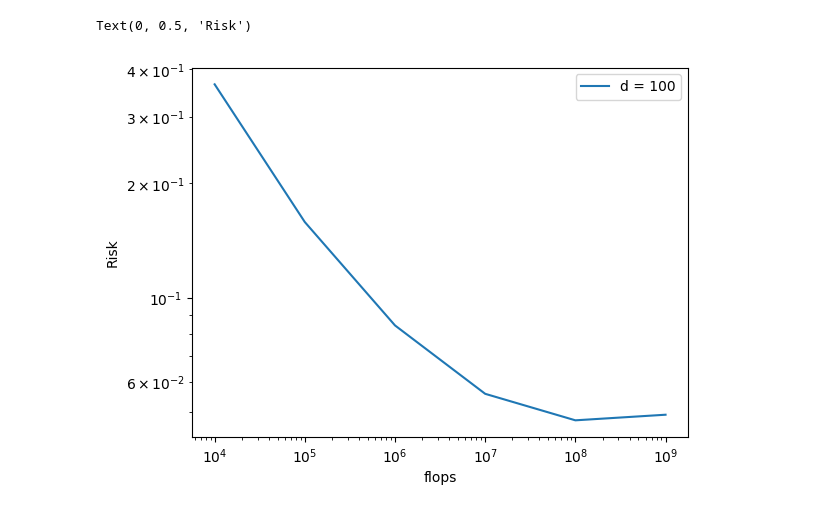
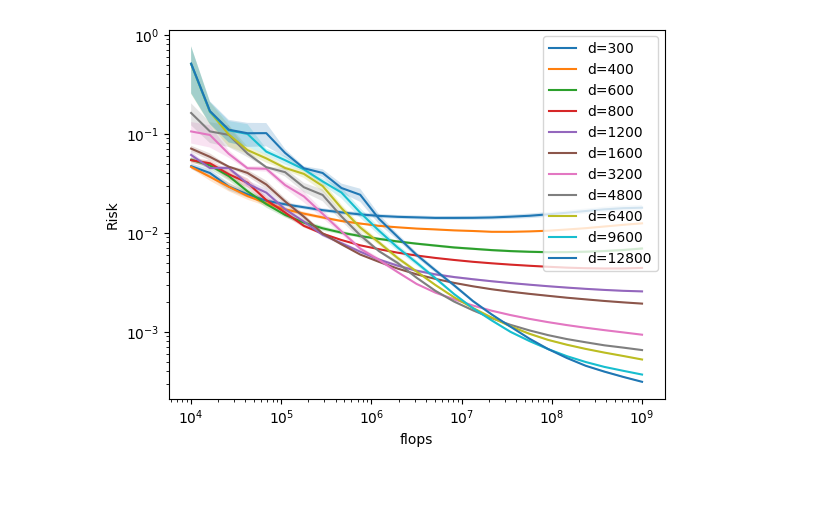
Before and after one commit to kctsiolis/scaling_law_phases, a Jupyter notebook: sgd_results.ipynb, the cells around one changed output. Saved outputs shown, nothing was run; the diff lists cells and outputs as text; code cells hidden in the pictures; blank space fills up the shorter version.

Commit message:
Fixed SGD simulations, replicating figures from Paquette et al.

```diff
--- a/sgd_results.ipynb
+++ b/sgd_results.ipynb
@@ -8,17 +5,32 @@ file = 'results/risks_alpha=0.75,beta=0.25,v=1000,d=100,gamma=0.1,B=1,Cmin=4,Cma
-# %%
-Cmin = int(re.search(r'\d+',re.search(r'Cmin=\d+',file).group(0)).group(0))
-Cmax = int(re.search(r'\d+',re.search(r'Cmax=\d+',file).group(0)).group(0))
-mesh_size = int(re.search(r'\d+',re.search(r'mesh_size=\d+',file).group(0)).group(0))
-d = int(re.search(r'\d+',re.search(r'd=\d+',file).group(0)).group(0))
-risks = np.load(file)
+# %%
+alpha = 0.5
+beta = 0.7
+v = 14080
+tau = 1.0
+Cmin = 4
+Cmax = 9
+mesh_size = 25
+num_sims = 4
+risks_mean_dict = {}
+risks_std_dict = {}
+for d in [300,400,600,800,1200,1600,3200,4800,6400,9600,12800]:
+    mean_file = 'results/risks_mean_alpha={},beta={},tau={},v={},d={},gamma=0.1,B=1,Cmin={},Cmax={},mesh_size={},num_sims={}.npy'.format(
+        alpha,beta,tau,v,d,Cmin,Cmax,mesh_size,num_sims)
+    std_file = 'results/risks_std_alpha={},beta={},tau={},v={},d={},gamma=0.1,B=1,Cmin={},Cmax={},mesh_size={},num_sims={}.npy'.format(
+        alpha,beta,tau,v,d,Cmin,Cmax,mesh_size,num_sims)
+    risks_mean_dict[d] = np.load(mean_file)
+    risks_std_dict[d] = np.load(std_file)
 # %%
-flops = jnp.logspace(Cmin,Cmax,mesh_size)
-plt.plot(flops,risks,label="d = {}".format(d))
-plt.xscale("log")
-plt.yscale("log")
-plt.legend()
-plt.xlabel("flops")
-plt.ylabel("Risk")
+flops = np.logspace(Cmin,Cmax,mesh_size)
+for d in risks_mean_dict.keys():
+    mean = risks_mean_dict[d]
+    stderr = risks_std_dict[d]
+    plt.plot(flops,mean,label="d={}".format(d))
+    plt.fill_between(flops,mean-stderr,mean+stderr,alpha=0.2)
+    plt.xscale("log")
+    plt.yscale("log")
+    plt.legend()
+    plt.xlabel("flops")
+    plt.ylabel("Risk")
 # %% [output]
-Text(0, 0.5, 'Risk')
-[figure, old version]
+[figure, new version]
```
Also changed, not shown: parts of 2 cells of this notebook, 2 other files.
